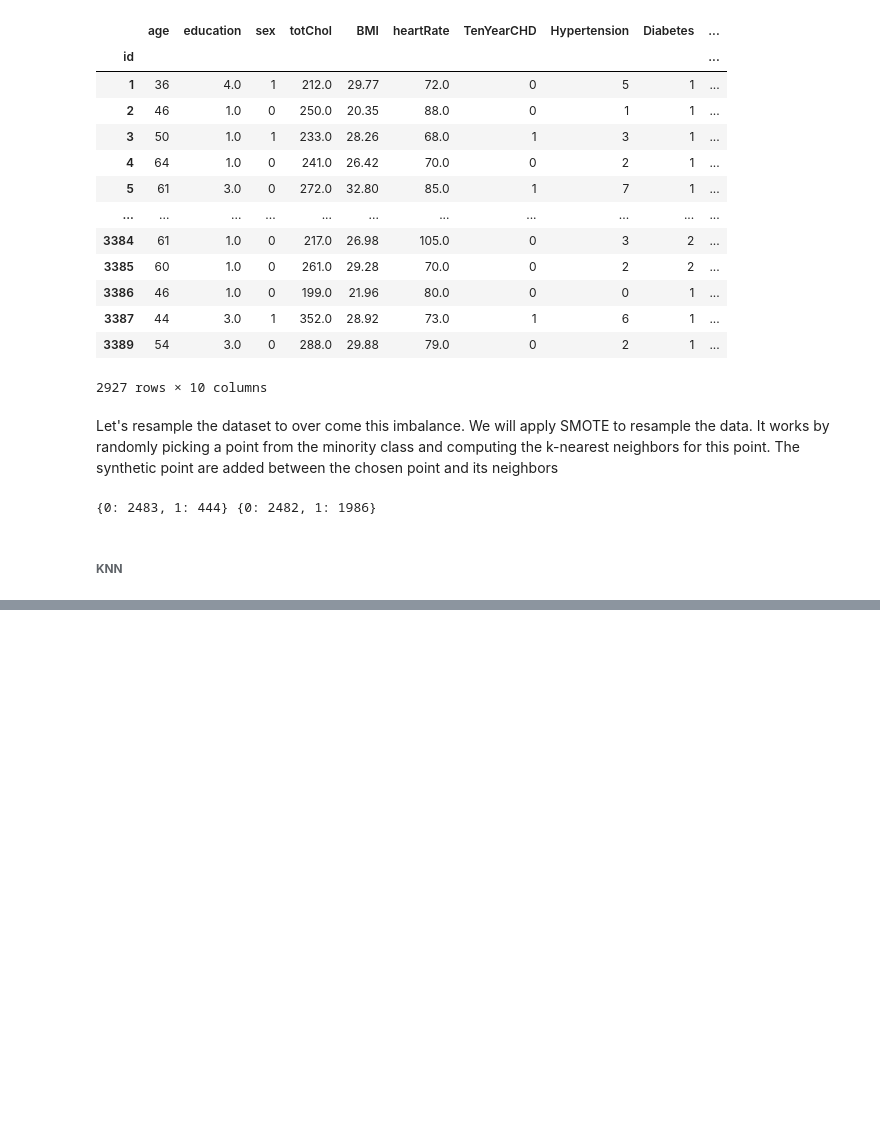
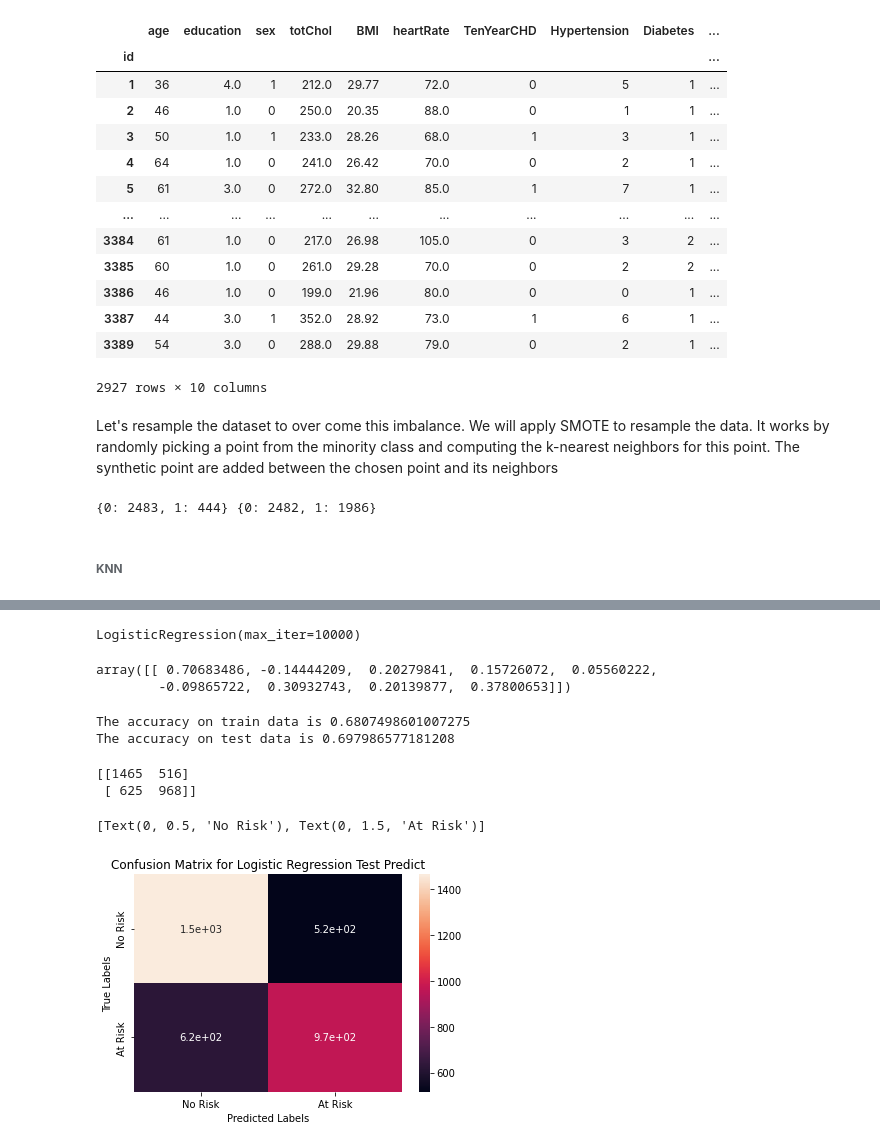
Before and after one commit to ambika1us/Cardiovascular_Risk_Prediction, a Jupyter notebook: Ambika_Prasad_Cardiovascular_Risk_Prediction.ipynb, the cells around one changed output, grey strips where cells are left out. Drawn from its saved outputs; the diff is of its cells as text; code cells hidden in the pictures; blank space fills up the shorter version.

```diff
--- a/Ambika_Prasad_Cardiovascular_Risk_Prediction.ipynb
+++ b/Ambika_Prasad_Cardiovascular_Risk_Prediction.ipynb
@@ -593,0 +621,4 @@ for i in range(1,neighbores+1):
+# %%
+knn=KNeighborsClassifier()
+knn_cv=GridSearchCV(knn,param_grid,cv=5)
+knn_cv.fit(X_train,y_train)
@@ -593,0 +654,16 @@ for i in range(1,neighbores+1):
+# %%
+#Create and train logistic regression model
+logistic_regression_model=LogisticRegression(fit_intercept=True,max_iter=10000)
+logistic_regression_model.fit(X_train,y_train)
+# %% [output]
+LogisticRegression(max_iter=10000)
+# %%
+#Get the model coefficients
+logistic_regression_model.coef_
+# %% [output]
+array([[ 0.70683486, -0.14444209,  0.20279841,  0.15726072,  0.05560222,
+        -0.09865722,  0.30932743,  0.20139877,  0.37800653]])
+# %%
+#Get the predicted probabilities
+train_preds=logistic_regression_model.predict(X_train)
+test_preds=logistic_regression_model.predict(X_test)
@@ -593,0 +674,26 @@ for i in range(1,neighbores+1):
+# %%
+print("The accuracy on train data is",train_accuracy)
+print("The accuracy on test data is",test_accuracy)
+# %% [output]
+The accuracy on train data is 0.6807498601007275
+The accuracy on test data is 0.697986577181208
+# %%
+#Get the confusion matrix for train
+labels=['No Risk','At Risk']
+cm=confusion_matrix(y_train,train_preds)
+print(cm)
+# %% [output]
+[[1465  516]
+ [ 625  968]]
+# %%
+ax=plt.subplot()
+sns.heatmap(cm,annot=True,ax=ax)
+#labels,title and ticks
+ax.set_xlabel('Predicted Labels')
+ax.set_ylabel('True Labels')
+ax.set_title('Confusion Matrix for Logistic Regression Test Predict')
+ax.xaxis.set_ticklabels(labels)
+ax.yaxis.set_ticklabels(labels)
+# %% [output]
+[Text(0, 0.5, 'No Risk'), Text(0, 1.5, 'At Risk')]
+[figure, added]
```
Also changed, not shown: parts of 12 cells of this notebook.
